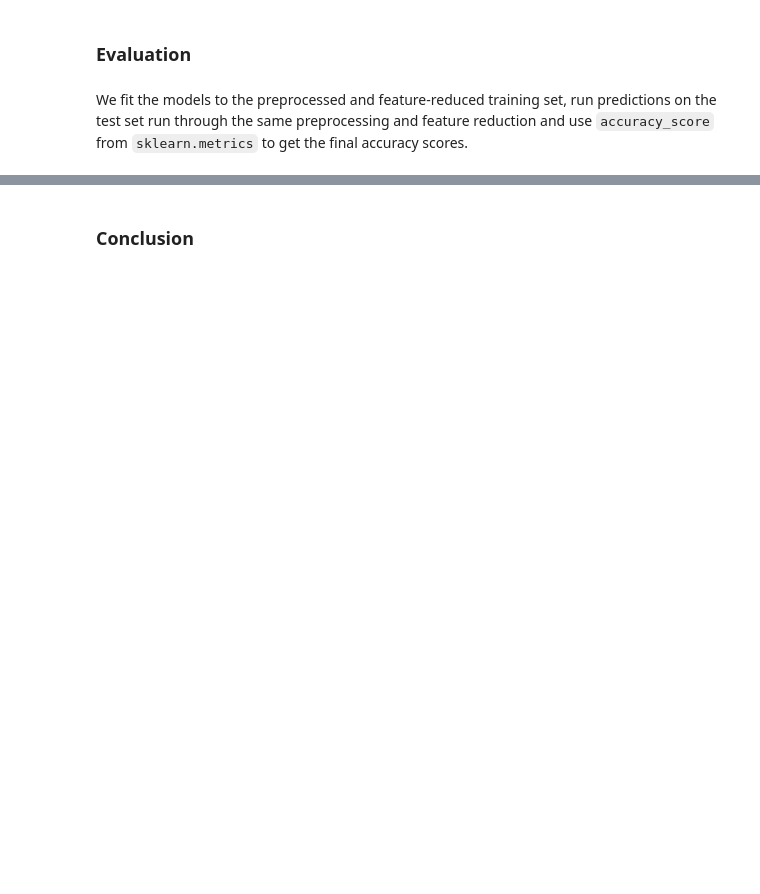
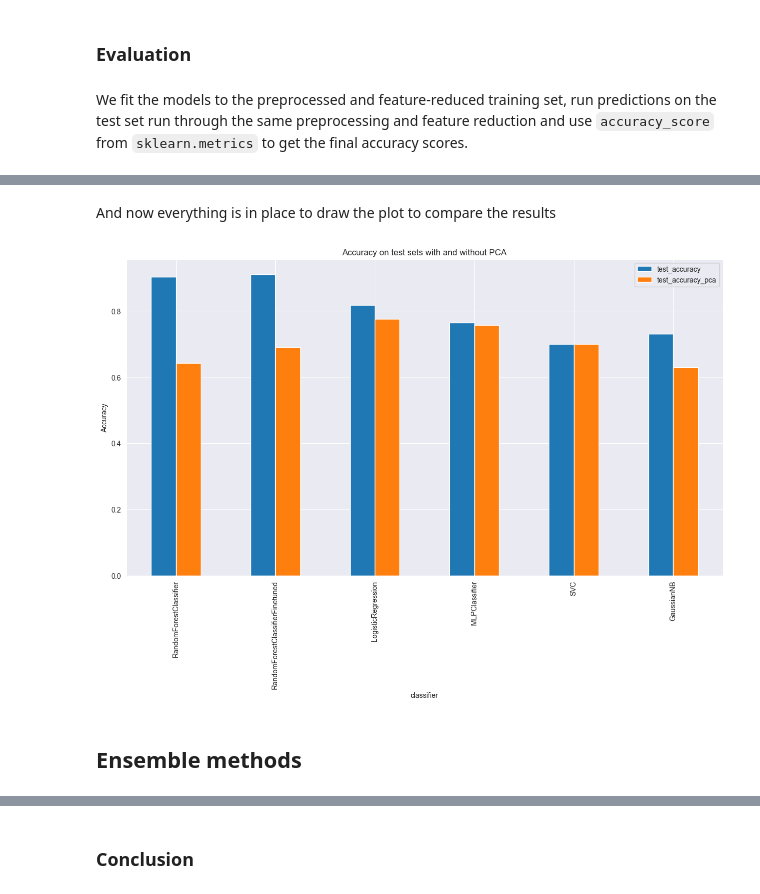
Before and after one commit to viktorparipas92/D7062E-projectgroup-10, a Jupyter notebook: Task3/task3.ipynb, the cells around one changed output, grey strips where cells are left out. Cells and saved outputs as stored; diff of their text form; code cells hidden in the pictures; blank space fills up the shorter version.

```diff
--- a/Task3/task3.ipynb
+++ b/Task3/task3.ipynb
@@ -929,0 +975,11 @@ We fit the models to the preprocessed and feature-reduced training set, run pred
+# %% [markdown]
+And now everything is in place to draw the plot to compare the results
+# %%
+results.plot(kind="bar", figsize=(15, 8))
+plt.ylabel("Accuracy")
+plt.title("Accuracy on test sets with and without PCA")
+plt.show()
+# %% [output]
+[figure, added]
+# %% [markdown]
+## Ensemble methods
```
Also changed, not shown: parts of 64 cells of this notebook, 1 other file.
